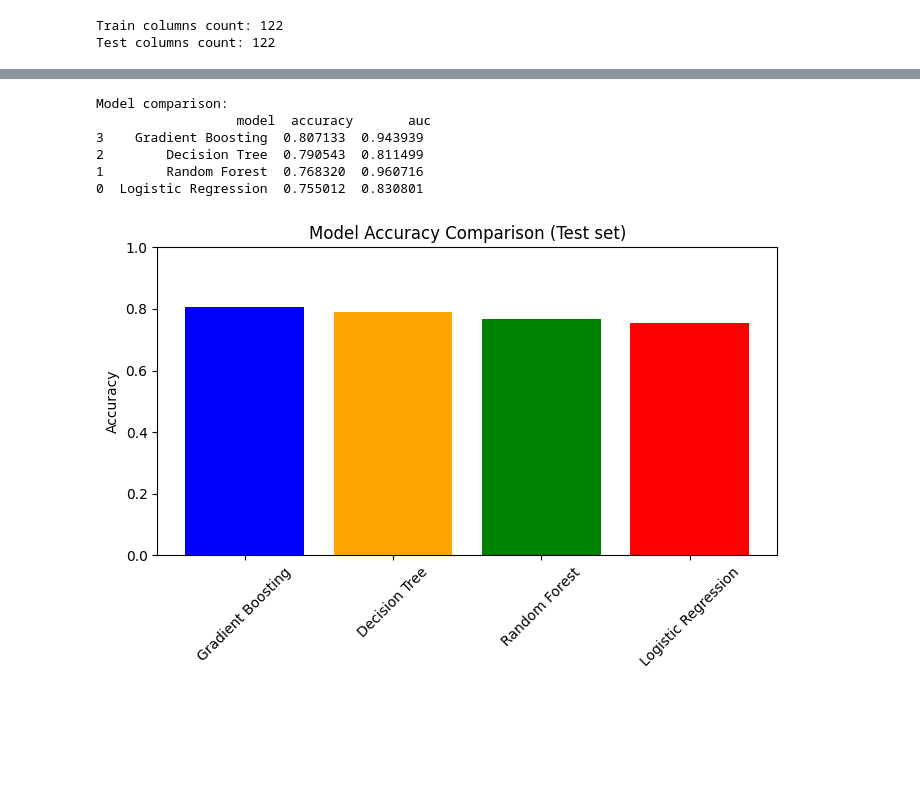
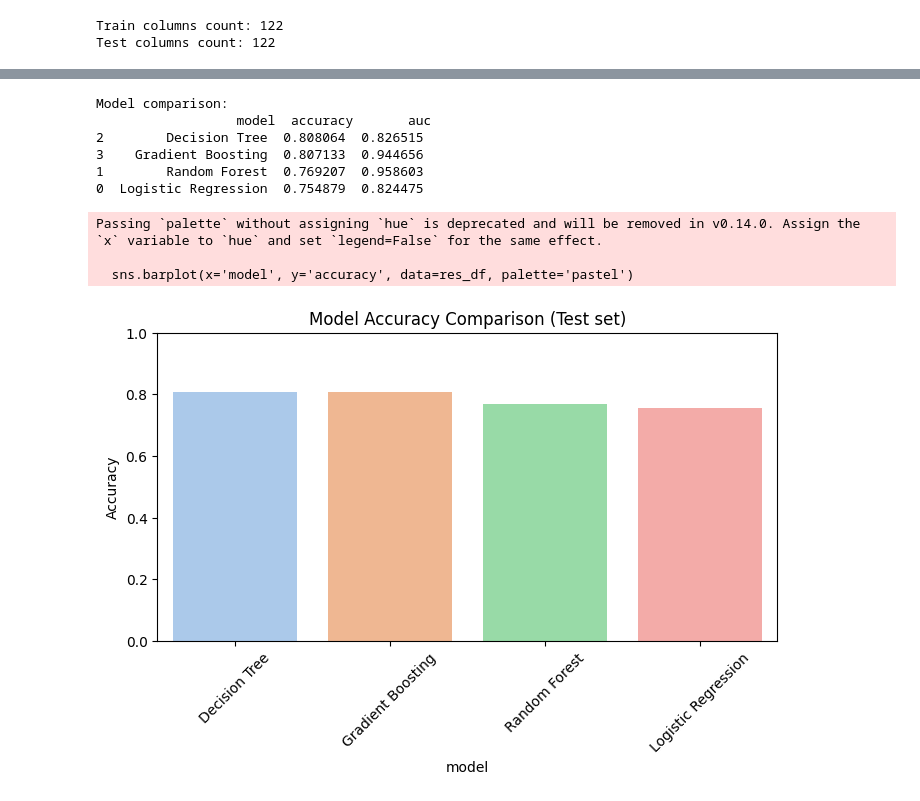
Before and after one commit to SpringBoardMentor193s/SentinelNet, a Jupyter notebook: notebooks/nsl.ipynb, the cells around one changed output, grey strips where cells are left out. Drawn from its saved outputs; the diff is of its cells as text; code cells hidden in the pictures; blank space fills up the shorter version.

```diff
--- a/notebooks/nsl.ipynb
+++ b/notebooks/nsl.ipynb
@@ -263,3 +298,9 @@ print("Test columns count:", len(X_test.columns))
 # %% [output]
 Train columns count: 122
 Test columns count: 122
+# %%
+from imblearn.over_sampling import SMOTE
+
+sm = SMOTE(random_state=42)
+X_train, y_train = sm.fit_resample(X_train, y_train)
+print("Resampled training set:", X_train.shape, y_train.value_counts())
@@ -266,9 +312,9 @@ Test columns count: 122
 # %%
 models = {
-    'Logistic Regression': LogisticRegression(max_iter=1000),
-    'Random Forest': RandomForestClassifier(n_estimators=100),
-    'Decision Tree': DecisionTreeClassifier(),
-    'Gradient Boosting':GradientBoostingClassifier(n_estimators=100),
+    'Logistic Regression': LogisticRegression(max_iter=1000, class_weight="balanced"),
+    'Random Forest': RandomForestClassifier(n_estimators=100, class_weight="balanced", random_state=42),
+    'Decision Tree': DecisionTreeClassifier(class_weight="balanced"),
+    'Gradient Boosting': GradientBoostingClassifier(n_estimators=100)
 }
 results =[]
 plt.figure(figsize=(8,6))
@@ -318,18 +364,22 @@ weighted avg     0.8538    0.8071    0.8061     22544
 # %%
+import seaborn as sns
 res_df = pd.DataFrame(results).sort_values('accuracy', ascending=False)
 print("\nModel comparison:\n", res_df)
 plt.figure(figsize=(8,4))
-plt.bar(res_df['model'], res_df['accuracy'],color=['blue','orange','green','red'])
+sns.barplot(x='model', y='accuracy', data=res_df, palette='pastel')
 plt.ylabel("Accuracy")
 plt.title("Model Accuracy Comparison (Test set)")
 plt.xticks(rotation=45)
 plt.ylim(0,1)
 plt.show()
 # %% [output]
 Model comparison:
                   model  accuracy       auc
-3    Gradient Boosting  0.807133  0.943939
-2        Decision Tree  0.790543  0.811499
-1        Random Forest  0.768320  0.960716
-0  Logistic Regression  0.755012  0.830801
+2        Decision Tree  0.808064  0.826515
+3    Gradient Boosting  0.807133  0.944656
+1        Random Forest  0.769207  0.958603
+0  Logistic Regression  0.754879  0.824475
+Passing `palette` without assigning `hue` is deprecated and will be removed in v0.14.0. Assign the `x` variable to `hue` and set `legend=False` for the same effect.
+
+  sns.barplot(x='model', y='accuracy', data=res_df, palette='pastel')
-[figure, old version]
+[figure, new version]
```
Also changed, not shown: parts of 10 cells of this notebook.
